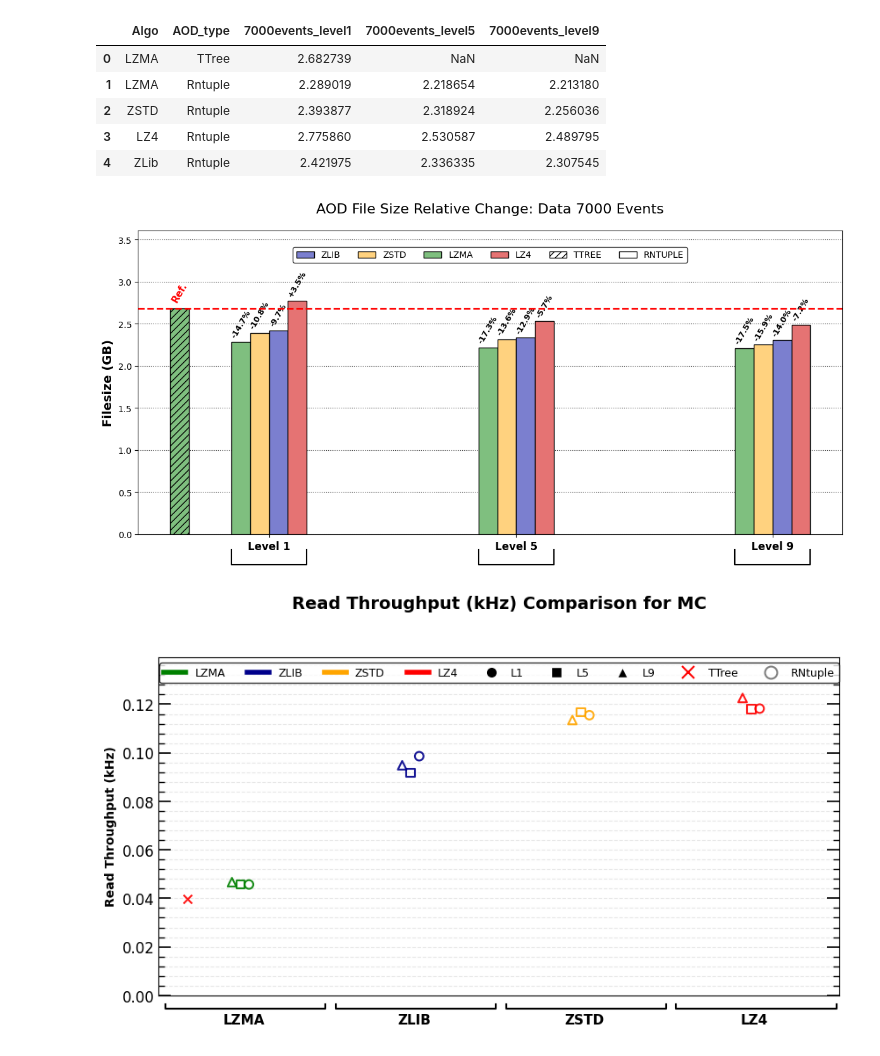
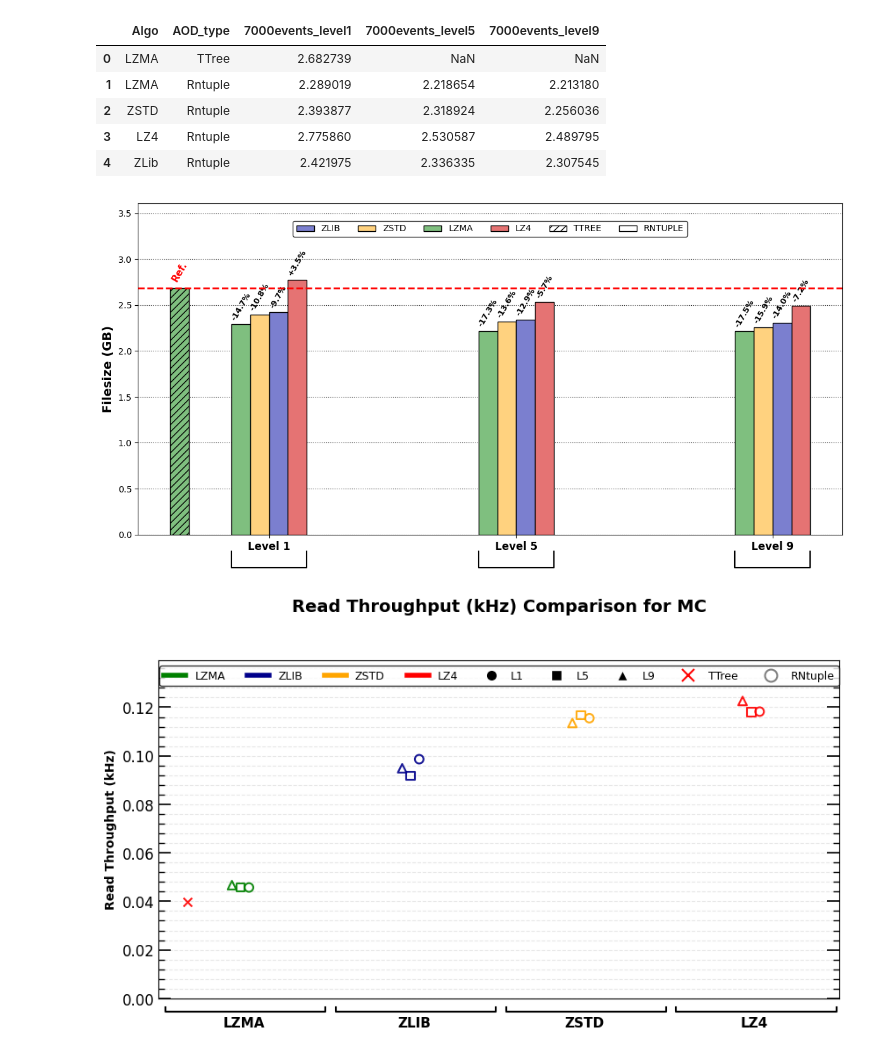
Before and after one commit to Bralyne/DAOD_Compression_Analysis, a Jupyter notebook: workspaces/Analysis.ipynb, the cells around one changed output. Saved outputs shown, nothing was run; the diff lists cells and outputs as text; code cells hidden in the pictures.

```diff
--- a/workspaces/Analysis.ipynb
+++ b/workspaces/Analysis.ipynb
@@ -35,7 +35,7 @@ df['AOD_type'] = df['AOD_type'].str.lower()
 algorithms = ["zlib", "zstd", "lzma", "lz4"]
 levels = [1, 5, 9]
 formats = ["ttree", "rntuple"]
-event_counts = [7000]
+event_counts = [7000, 28000,56000,112000]
 
 colors = {"zlib": "#7b7fcf", "zstd": "#ffd27f", "lzma": "#7fbf7f", "lz4": "#e57373"}
 hatches = {"ttree": "///", "rntuple": ""}
@@ -85,7 +85,7 @@ for num_events in event_counts:
 
         start_offset = -((num_bars - 1) * bar_width) / 2
 
-        # Track separate min/max for RNtuple bars to exclude TTree from the bracket
+
         rntuple_x_coords = []
         all_x_coords = []
 
@@ -139,6 +139,7 @@ for num_events in event_counts:
                 ncol=6, frameon=True, edgecolor="black", bbox_to_anchor=(0.5, 0.96))
 
     plt.tight_layout()
+
     plt.show()
 # %% [output]
 [figure]
@@ -240,36 +244,38 @@ for num_events in event_counts:
                 ax.text(curr_x, bar['val'] + (max_in_this_plot * 0.02), "Ref.", color="red",
                            ha="center", va="bottom", fontsize=11, fontweight="bold", rotation=60)
 
-        # Calculate the bracket lines using ONLY the RNtuple bar coordinates
+
         bracket_pad = bar_width / 2
         min_rntuple_x = min(rntuple_x_coords) if rntuple_x_coords else x_centers[l_idx]
         max_rntuple_x = max(rntuple_x_coords) if rntuple_x_coords else x_centers[l_idx]
 
         ax.plot([min_rntuple_x - bracket_pad, min_rntuple_x - bracket_pad, max_rntuple_x + bracket_pad, max_rntuple_x + bracket_pad],
                 [-0.05, -0.1, -0.1, -0.05], color='black', transform=ax.get_xaxis_transform(), clip_on=False)
 
-        # Center the X-axis label perfectly underneath the whole structural group
+
         bracket_centers.append((min_rntuple_x - bracket_pad + max_rntuple_x + bracket_pad) / 2)
 
     ax.axhline(ref_value, color="red", linestyle="--", linewidth=2, zorder=5)
     ax.yaxis.grid(True, linestyle=":", color="black", alpha=0.8, zorder=0)
 
     ax.set_xticks(bracket_centers)
     ax.set_xticklabels([f"Level {l}" for l in levels], fontsize=12, fontweight="bold")
 
     ax.set_ylabel("Filesize (GB)", fontsize=14, fontweight="bold")
-    ax.set_title(f"AOD File Size Relative Change: Data {num_events} Events", fontsize=16, pad=20)
+
 
     ax.set_ylim(0, max_in_this_plot * 1.3)
 
     algo_patches = [Patch(facecolor=colors[a], label=a.upper(), edgecolor="black") for a in algorithms]
     format_patches = [Patch(facecolor="white", edgecolor="black", hatch=hatches[f], label=f.upper()) for f in formats]
 
     ax.legend(handles=algo_patches + format_patches, loc='upper center',
                 ncol=6, frameon=True, edgecolor="black", bbox_to_anchor=(0.5, 0.96))
 
     plt.tight_layout()
+    plt.savefig('filesize_data.png', dpi=300, bbox_inches='tight')
+
     plt.show()
 # %% [output]
-[figure, old version]
+[figure, new version]
 # %%
```
Also changed, not shown: parts of 5 cells of this notebook.
